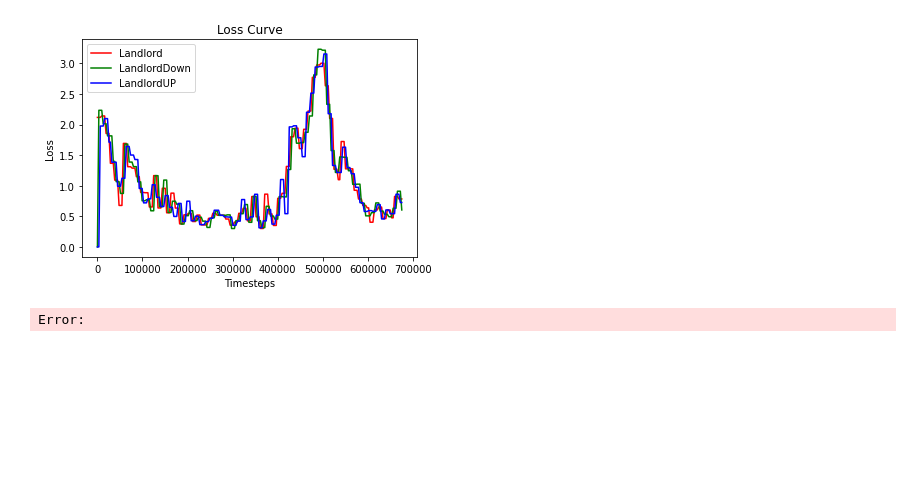
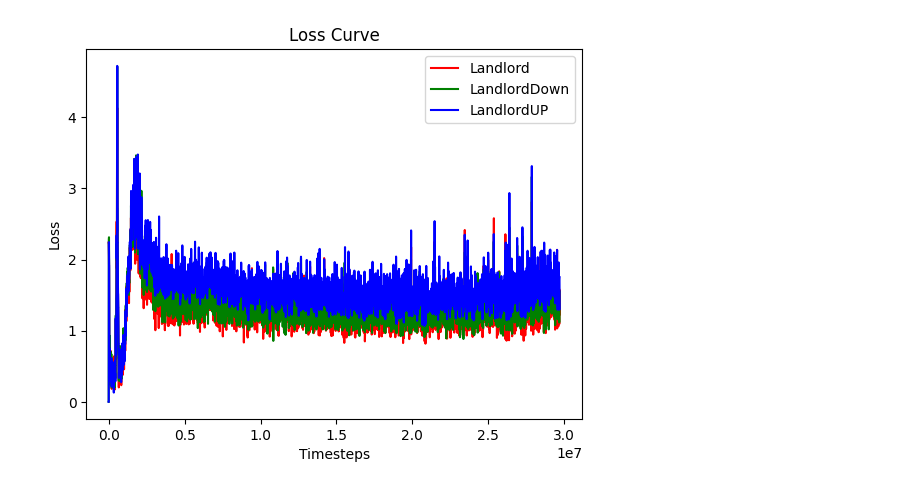
Before and after one commit to zh4men9/DouZero2, a Jupyter notebook: plot_picture.ipynb, the cells around one changed output. Cells and saved outputs as stored; diff of their text form; code cells hidden in the pictures; blank space fills up the shorter version.

```diff
--- a/plot_picture.ipynb
+++ b/plot_picture.ipynb
@@ -20,36 +20,35 @@ import matplotlib.pyplot as plt
 import os
 
 # 读取CSV文件中的数据
-logs = pd.read_csv('./douzero_checkpoints/douzero/logs.csv')
+logs = pd.read_csv(f'.\image\loss\logs.csv')
 
 # 按照timesteps（frames）排序
 logs = logs.sort_values(by=['frames'])
 
 # 绘制Landlord、LandlordDown和LandlordUP的损失曲线
 plt.plot(logs['frames'], logs['loss_landlord'], color='red', label='Landlord')
 plt.plot(logs['frames'], logs['loss_landlord_down'], color='green', label='LandlordDown')
 plt.plot(logs['frames'], logs['loss_landlord_up'], color='blue', label='LandlordUP')
 
 # 设置标题和轴标签
 plt.title('Loss Curve')
 plt.xlabel('Timesteps')
 plt.ylabel('Loss')
 
 # 显示图例
 plt.legend()
 
 # 保存图片到本地路径./image/loss/
 # 检查文件夹是否存在，不存在则创建
 if not os.path.exists('./image/loss/'):
     os.makedirs('./image/loss/')
 filename = './image/loss/loss_{}_landlord_down_up.png'.format(int(logs['frames'].max()))
 plt.savefig(filename)
 
 # 显示图表
 plt.show()
 # %% [output]
-[figure, old version]
+[figure, new version]
-Error:
 # %%
 # 2. ADP和WP图，4张图，每张图是Landlord和Peasants
 # %%
```
Also changed, not shown: 2 other files.
